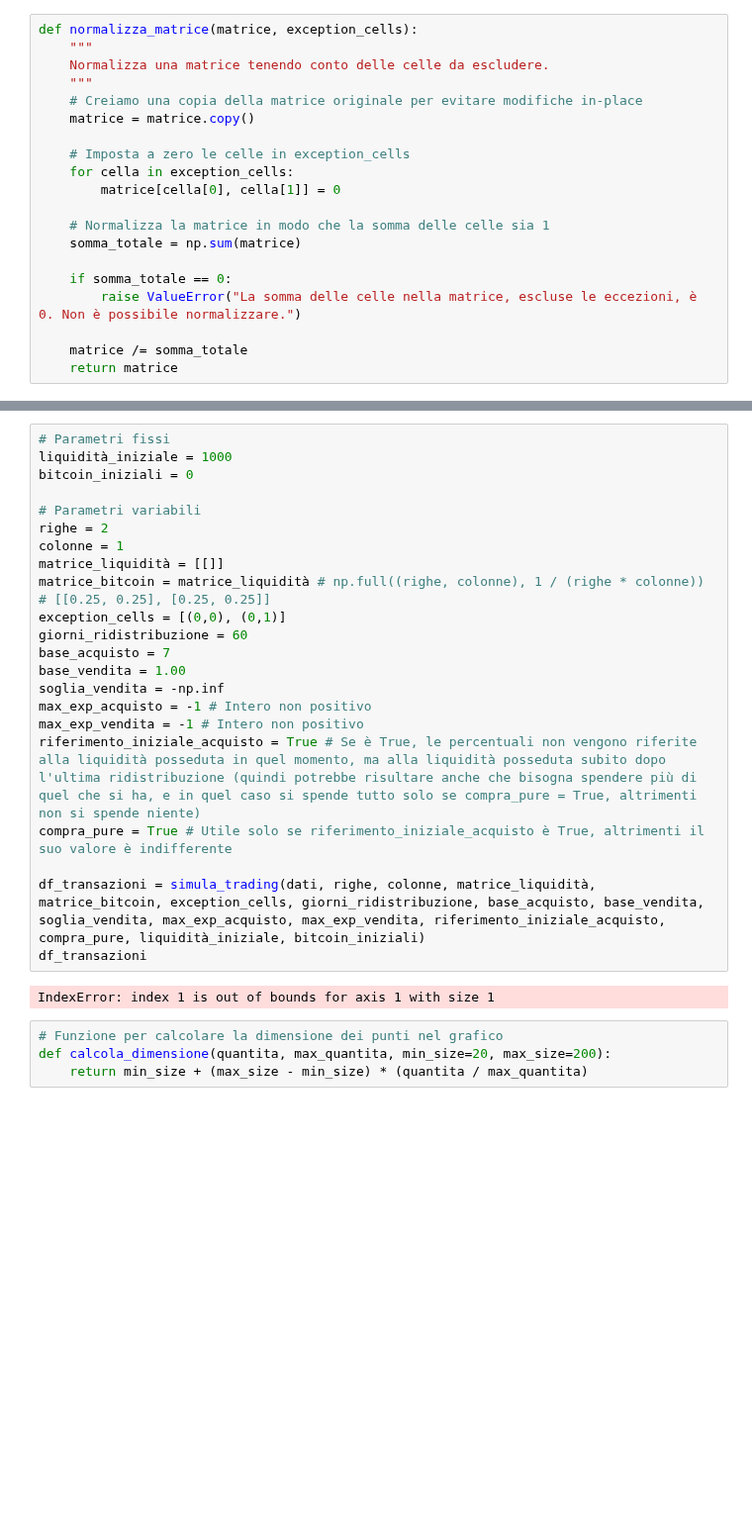
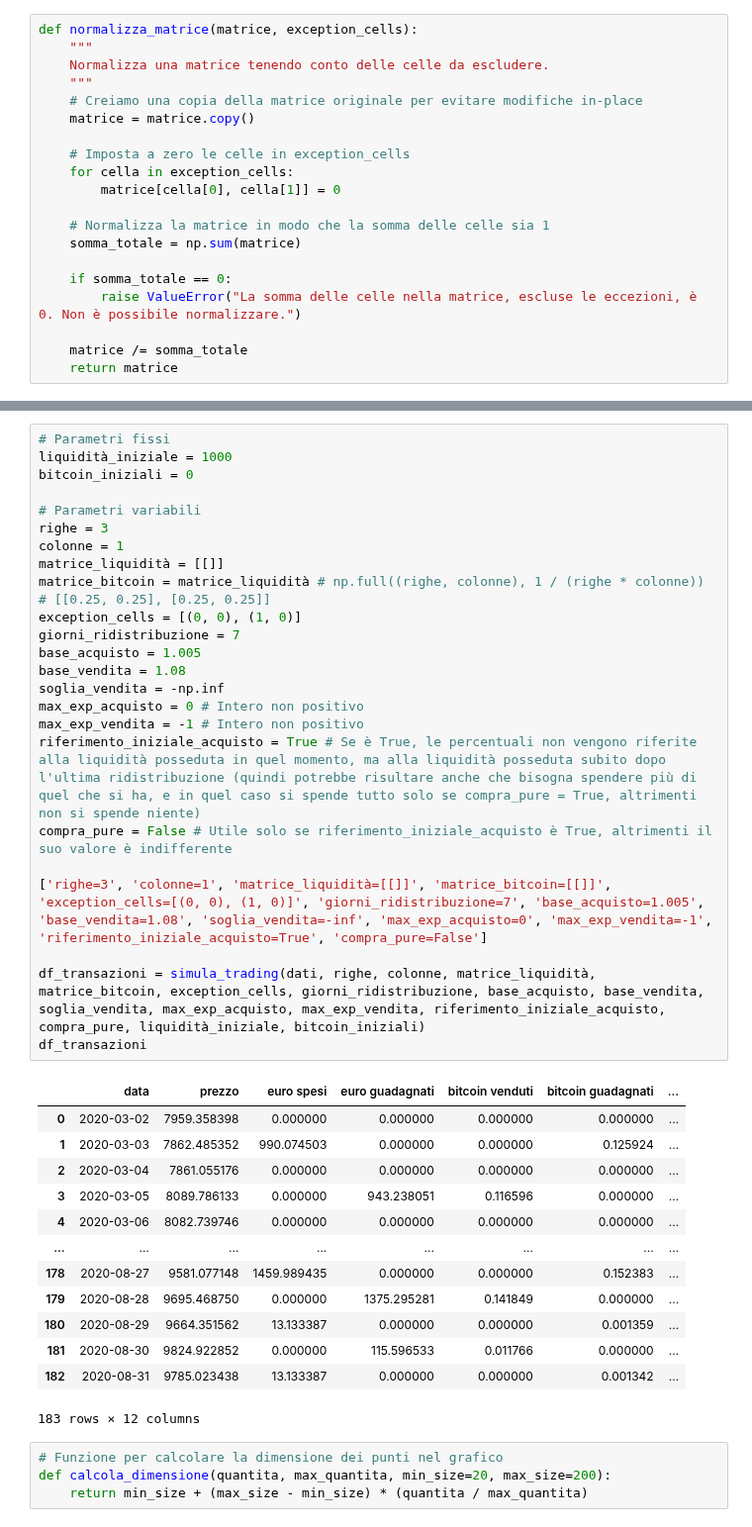
Before and after one commit to AleImbri/Crypto-strategies-simulations, a Jupyter notebook: Trading a potenze con matrice.ipynb, the cells around one changed output, grey strips where cells are left out. Shown at 99% size. Cells and saved outputs as stored; diff of their text form; blank space fills up the shorter version.

```diff
--- a/Trading a potenze con matrice.ipynb
+++ b/Trading a potenze con matrice.ipynb
@@ -242,27 +242,41 @@ def simula_trading(dati, righe, colonne, matrice_liquidità, matrice_bitcoin, ex
 # %%
 # Parametri fissi
 liquidità_iniziale = 1000
 bitcoin_iniziali = 0
 
 # Parametri variabili
-righe = 2
+righe = 3
 colonne = 1
 matrice_liquidità = [[]]
 matrice_bitcoin = matrice_liquidità # np.full((righe, colonne), 1 / (righe * colonne)) # [[0.25, 0.25], [0.25, 0.25]]
-exception_cells = [(0,0), (0,1)]
-giorni_ridistribuzione = 60
-base_acquisto = 7
-base_vendita = 1.00
+exception_cells = [(0, 0), (1, 0)]
+giorni_ridistribuzione = 7
+base_acquisto = 1.005
+base_vendita = 1.08
 soglia_vendita = -np.inf
-max_exp_acquisto = -1 # Intero non positivo
+max_exp_acquisto = 0 # Intero non positivo
 max_exp_vendita = -1 # Intero non positivo
 riferimento_iniziale_acquisto = True # Se è True, le percentuali non vengono riferite alla liquidità posseduta in quel momento, ma alla liquidità posseduta subito dopo l'ultima ridistribuzione (quindi potrebbe risultare anche che bisogna spendere più di quel che si ha, e in quel caso si spende tutto solo se compra_pure = True, altrimenti non si spende niente)
-compra_pure = True # Utile solo se riferimento_iniziale_acquisto è True, altrimenti il suo valore è indifferente
+compra_pure = False # Utile solo se riferimento_iniziale_acquisto è True, altrimenti il suo valore è indifferente
+
+['righe=3', 'colonne=1', 'matrice_liquidità=[[]]', 'matrice_bitcoin=[[]]', 'exception_cells=[(0, 0), (1, 0)]', 'giorni_ridistribuzione=7', 'base_acquisto=1.005', 'base_vendita=1.08', 'soglia_vendita=-inf', 'max_exp_acquisto=0', 'max_exp_vendita=-1', 'riferimento_iniziale_acquisto=True', 'compra_pure=False']
 
 df_transazioni = simula_trading(dati, righe, colonne, matrice_liquidità, matrice_bitcoin, exception_cells, giorni_ridistribuzione, base_acquisto, base_vendita, soglia_vendita, max_exp_acquisto, max_exp_vendita, riferimento_iniziale_acquisto, compra_pure, liquidità_iniziale, bitcoin_iniziali)
 df_transazioni
 # %% [output]
+|  | data | prezzo | euro spesi | euro guadagnati | bitcoin venduti | bitcoin guadagnati | ... |
+| 0 | 2020-03-02 | 7959.358398 | 0.000000 | 0.000000 | 0.000000 | 0.000000 | ... |
+| 1 | 2020-03-03 | 7862.485352 | 990.074503 | 0.000000 | 0.000000 | 0.125924 | ... |
+| 2 | 2020-03-04 | 7861.055176 | 0.000000 | 0.000000 | 0.000000 | 0.000000 | ... |
+| 3 | 2020-03-05 | 8089.786133 | 0.000000 | 943.238051 | 0.116596 | 0.000000 | ... |
+| 4 | 2020-03-06 | 8082.739746 | 0.000000 | 0.000000 | 0.000000 | 0.000000 | ... |
+| ... | ... | ... | ... | ... | ... | ... | ... |
+| 178 | 2020-08-27 | 9581.077148 | 1459.989435 | 0.000000 | 0.000000 | 0.152383 | ... |
+| 179 | 2020-08-28 | 9695.468750 | 0.000000 | 1375.295281 | 0.141849 | 0.000000 | ... |
+| 180 | 2020-08-29 | 9664.351562 | 13.133387 | 0.000000 | 0.000000 | 0.001359 | ... |
+| 181 | 2020-08-30 | 9824.922852 | 0.000000 | 115.596533 | 0.011766 | 0.000000 | ... |
+| 182 | 2020-08-31 | 9785.023438 | 13.133387 | 0.000000 | 0.000000 | 0.001342 | ... |
-IndexError: index 1 is out of bounds for axis 1 with size 1
+183 rows × 12 columns
 # %%
 # Funzione per calcolare la dimensione dei punti nel grafico
 def calcola_dimensione(quantita, max_quantita, min_size=20, max_size=200):
```
Also changed, not shown: parts of 6 cells of this notebook, 6 other files.
